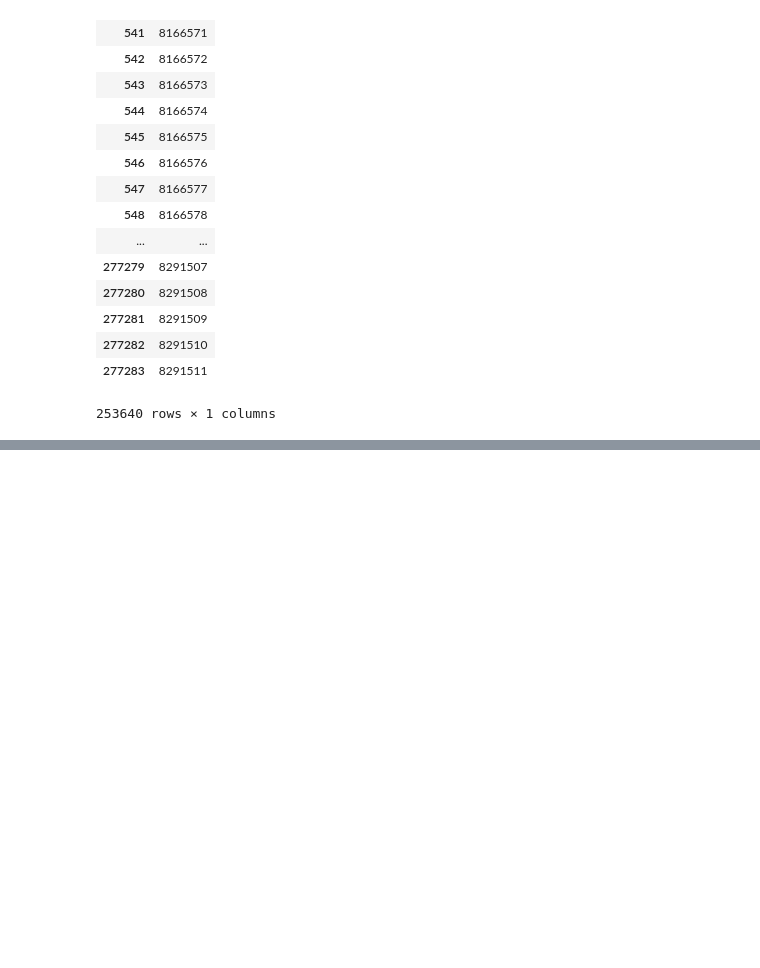
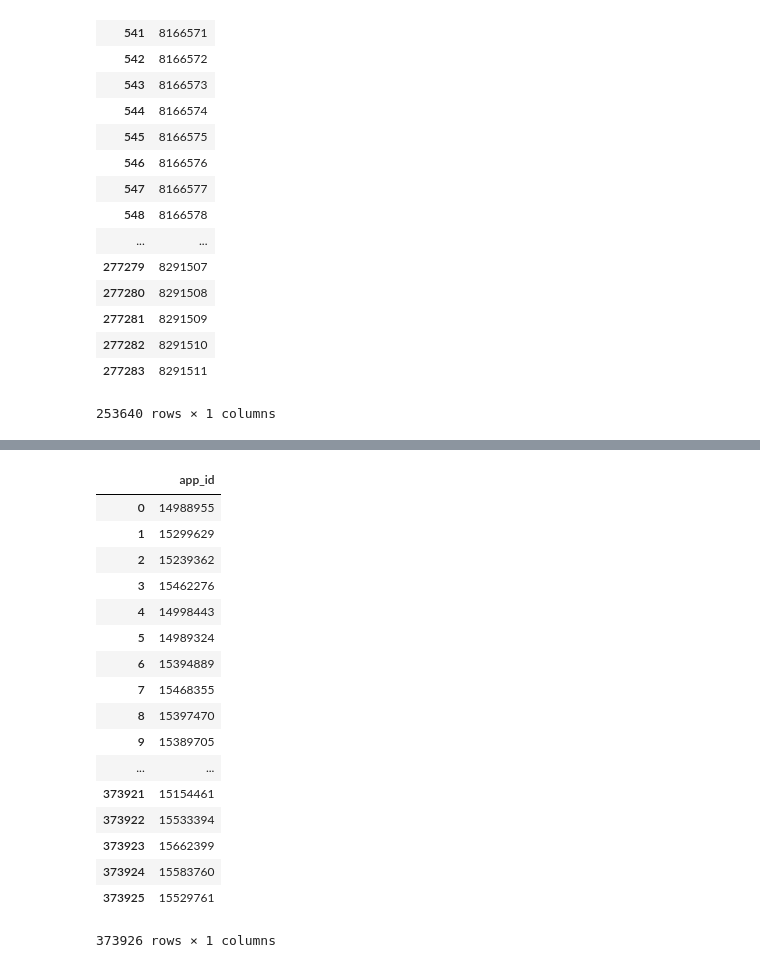
Before and after one commit to susumu2357/US-patent-analysis, a Jupyter notebook: notebook/180905_test.ipynb, the cells around one changed output, grey strips where cells are left out. Drawn from its saved outputs; the diff is of its cells as text; code cells hidden in the pictures; blank space fills up the shorter version.

```diff
--- a/notebook/180905_test.ipynb
+++ b/notebook/180905_test.ipynb
@@ -340,0 +413,23 @@ citation = pd.read_csv("../data/citations.csv")
+# %%
+xml_app_df = xml_app_df.rename(columns={0: 'app_id'}).drop(1, axis = 1)
+# %%
+xml_app_df
+# %% [output]
+|  | app_id |
+| 0 | 14988955 |
+| 1 | 15299629 |
+| 2 | 15239362 |
+| 3 | 15462276 |
+| 4 | 14998443 |
+| 5 | 14989324 |
+| 6 | 15394889 |
+| 7 | 15468355 |
+| 8 | 15397470 |
+| 9 | 15389705 |
+| ... | ... |
+| 373921 | 15154461 |
+| 373922 | 15533394 |
+| 373923 | 15662399 |
+| 373924 | 15583760 |
+| 373925 | 15529761 |
+373926 rows × 1 columns
```
Also changed, not shown: parts of 4 cells of this notebook, 1 other file.
